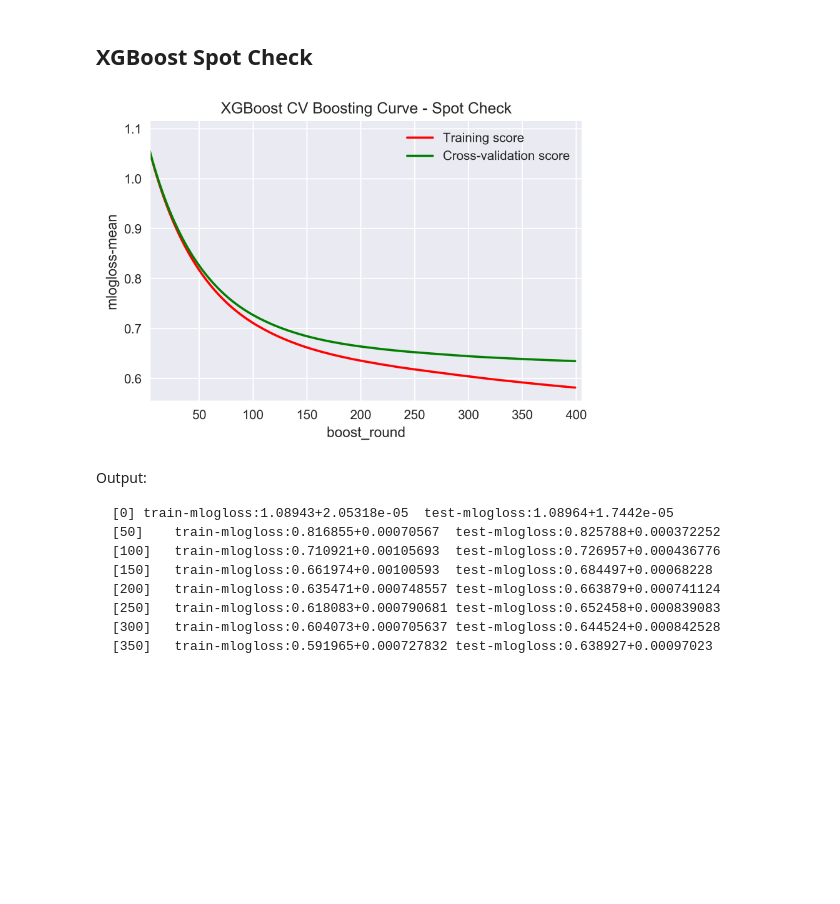
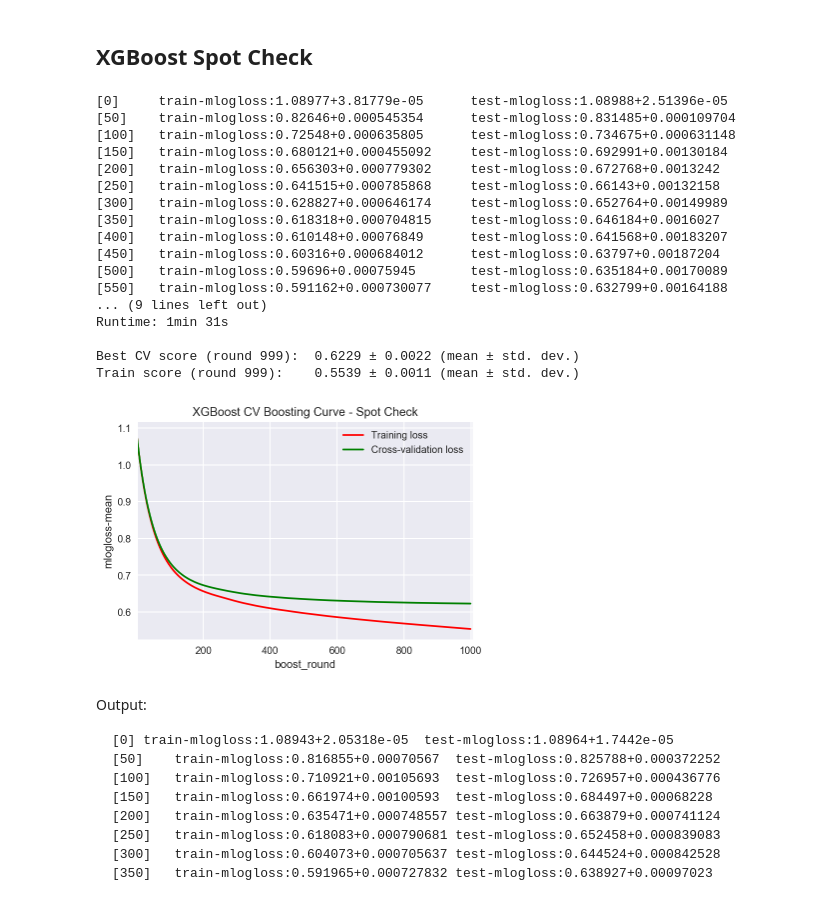
Before and after one commit to mdlynch37/kaggle-rental-interest, a Jupyter notebook: Executable/Implementation.ipynb, the cells around one changed output. Saved outputs shown, nothing was run; the diff lists cells and outputs as text; code cells hidden in the pictures; blank space fills up the shorter version.

````diff
--- a/Executable/Implementation.ipynb
+++ b/Executable/Implementation.ipynb
@@ -151,7 +153,7 @@ dtest_noimp  = xgb.DMatrix(X_test_noimp, y_test_noimp-1,
 # %%
 fp = ''.join([REPORT_IMG_DIR, 'spchk-lr-learning-curve.png'])
 
-RUN_LR = False
+RUN_LR = True
 
 if RUN_LR:
 
@@ -215,14 +225,14 @@ Pickled to: ./Models/spot-check-lr-model.pkl
 # %% [markdown]
 ## XGBoost Spot Check
 # %%
-RUN_XGB = False
+RUN_XGB = True
 fp = ''.join([REPORT_IMG_DIR, 'spchk-xgb-boosting-curve.png'])
 
 if RUN_XGB:
 
     learning_rate = 0.015
-    n_estimators = 400
-    max_depth = 6
+    n_estimators = 1000
+    max_depth = 5
 
     params = dict(
         objective='multi:softprob',
@@ -232,34 +242,51 @@ if RUN_XGB:
 
         num_class=3, silent=True,
         nthread=NTHREAD, seed=SEED,
     )
 
     start = time.time()
     eval_hist = xgb.cv(
         params, dtrain_noimp,
 
         num_boost_round=n_estimators,
         verbose_eval=50,
 
         metrics='mlogloss',
         seed=SEED, stratified=True, nfold=3,
     )
 
     end = time.time()
     print()
     print('Runtime: {}min {}s'.format(*to_min_secs(end-start)))
     print()
     print(best_xgb_cv_score(eval_hist))
 
     ax = plot_xgb_boosting_curve(eval_hist)
     ax.set_xlim(5, n_estimators+5)
     ax.set_title(ax.get_title() + ' - Spot Check')
 #     plt.savefig(fp, dpi=300, bbox_inches='tight')
 
 else:
     display(Image(fp, width=500))
 # %% [output]
+[0]     train-mlogloss:1.08977+3.81779e-05      test-mlogloss:1.08988+2.51396e-05
+[50]    train-mlogloss:0.82646+0.000545354      test-mlogloss:0.831485+0.000109704
+[100]   train-mlogloss:0.72548+0.000635805      test-mlogloss:0.734675+0.000631148
+[150]   train-mlogloss:0.680121+0.000455092     test-mlogloss:0.692991+0.00130184
+[200]   train-mlogloss:0.656303+0.000779302     test-mlogloss:0.672768+0.0013242
+[250]   train-mlogloss:0.641515+0.000785868     test-mlogloss:0.66143+0.00132158
+[300]   train-mlogloss:0.628827+0.000646174     test-mlogloss:0.652764+0.00149989
+[350]   train-mlogloss:0.618318+0.000704815     test-mlogloss:0.646184+0.0016027
+[400]   train-mlogloss:0.610148+0.00076849      test-mlogloss:0.641568+0.00183207
+[450]   train-mlogloss:0.60316+0.000684012      test-mlogloss:0.63797+0.00187204
+[500]   train-mlogloss:0.59696+0.00075945       test-mlogloss:0.635184+0.00170089
+[550]   train-mlogloss:0.591162+0.000730077     test-mlogloss:0.632799+0.00164188
+... (9 lines left out)
+Runtime: 1min 31s
+
+Best CV score (round 999):  0.6229 ± 0.0022 (mean ± std. dev.)
+Train score (round 999):    0.5539 ± 0.0011 (mean ± std. dev.)
-[figure, old version]
+[figure, new version]
 # %% [markdown]
 Output:
 ```
````
Also changed, not shown: parts of 35 cells of this notebook, 2 other files.
